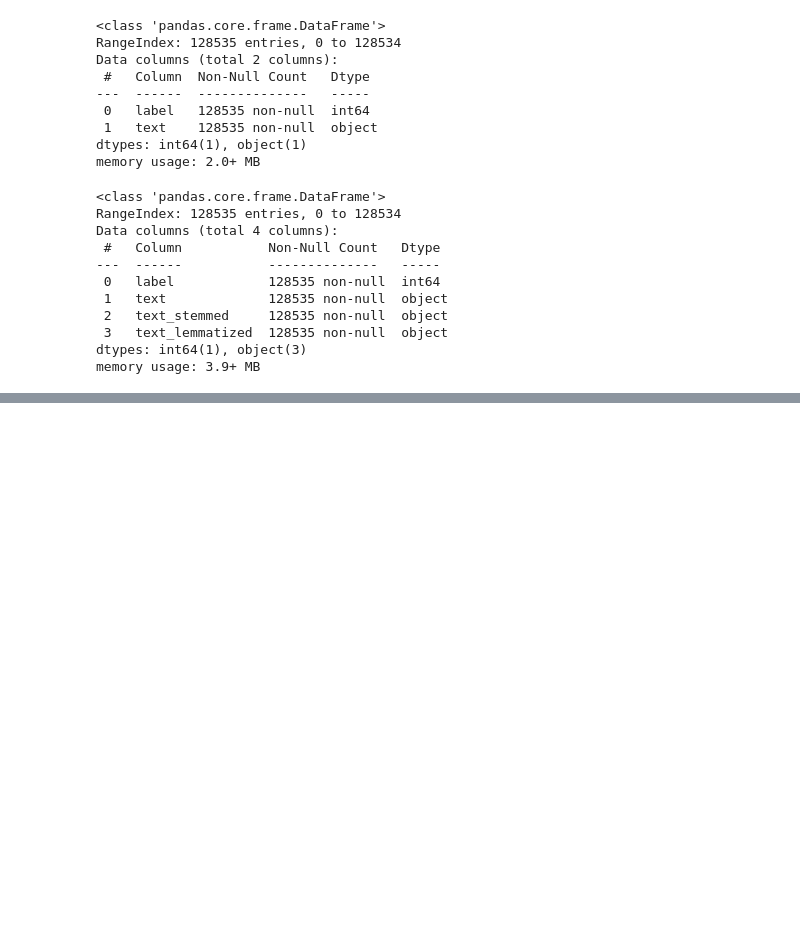
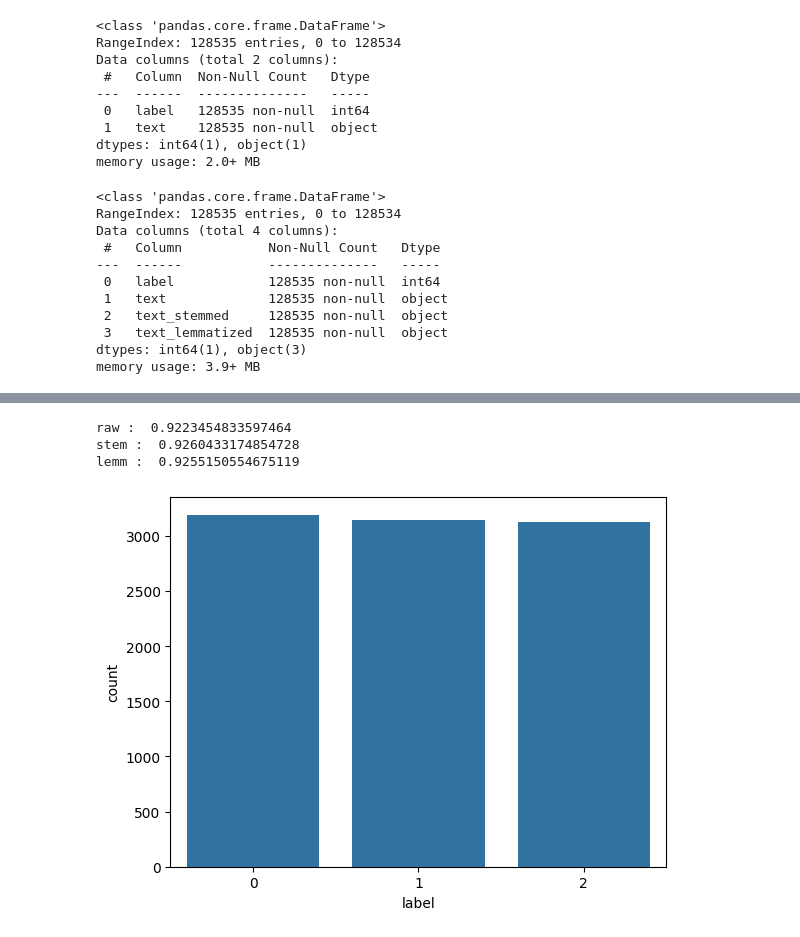
Before and after one commit to AmirNabiyev30/Elder_Fraud_Protection, a Jupyter notebook: Elder_Fraud_Protection.ipynb, the cells around one changed output, grey strips where cells are left out. Saved outputs shown, nothing was run; the diff lists cells and outputs as text; code cells hidden in the pictures; blank space fills up the shorter version.

```diff
--- a/Elder_Fraud_Protection.ipynb
+++ b/Elder_Fraud_Protection.ipynb
@@ -157,3 +157,5 @@ dtypes: int64(1), object(3)
 memory usage: 3.9+ MB
 # %%
 df_balanced.to_csv()
+# %%
+df_balanced = pd.read_csv("/content/balanced_data.csv")
@@ -159,0 +181,2 @@ df_balanced.to_csv()
+# %%
+df_balanced.dropna(inplace=True)
@@ -159,0 +213,12 @@ df_balanced.to_csv()
+# %%
+for name,acc in res.items():
+  print(name, ": ", acc)
+# %% [output]
+raw :  0.9223454833597464
+stem :  0.9260433174854728
+lemm :  0.9255150554675119
+# %%
+sns.countplot(x='label',data=df_balanced)
+plt.show()
+# %% [output]
+[figure, added]
```
Also changed, not shown: parts of 4 cells of this notebook.
